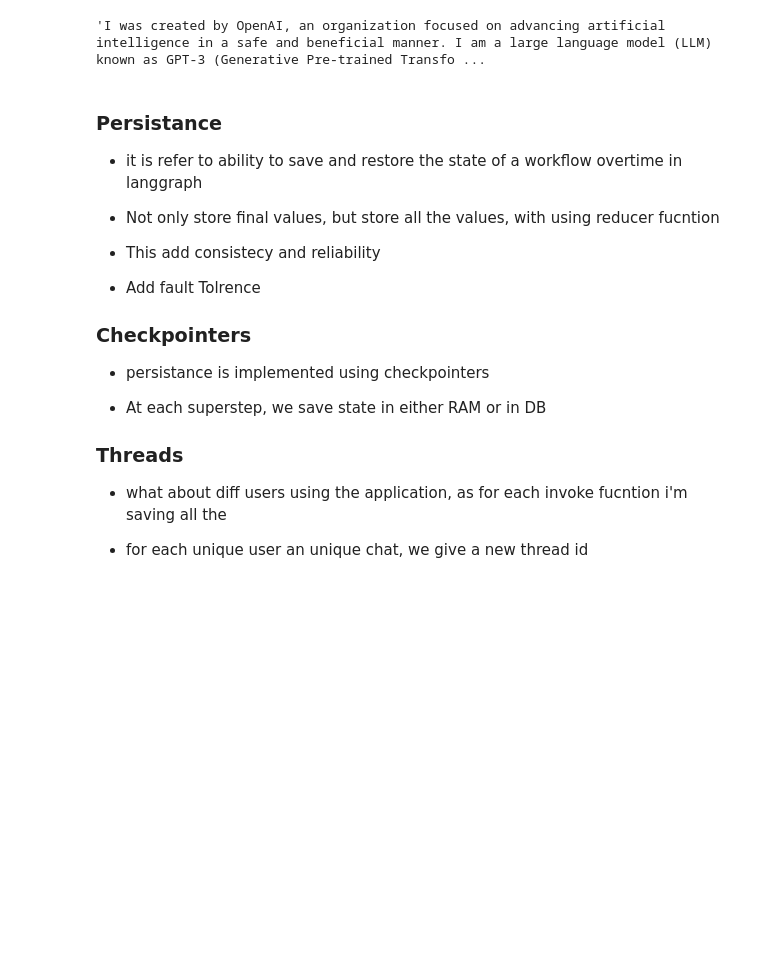
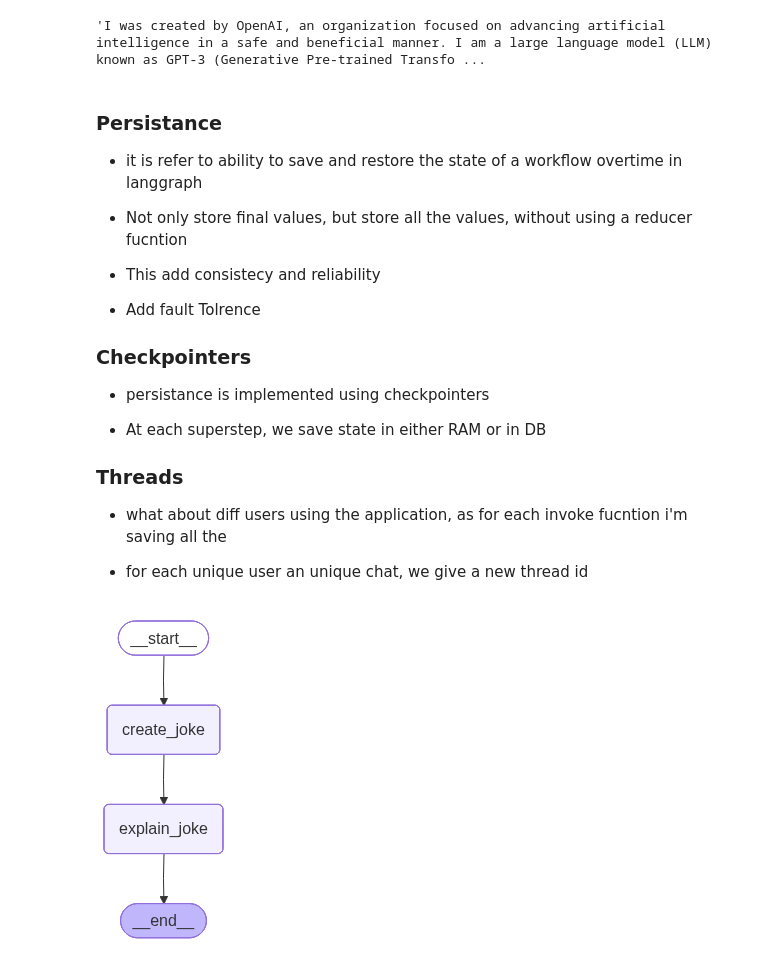
Before and after one commit to Shantnu-singh/LangGraph-Basic-to-Advance, a Jupyter notebook: L6.2_LangGraph_Persistance.ipynb, the cells around one changed output. Cells and saved outputs as stored; diff of their text form; code cells hidden in the pictures; blank space fills up the shorter version.

Commit message:
Added LangGraph Persistance

```diff
--- a/L6.2_LangGraph_Persistance.ipynb
+++ b/L6.2_LangGraph_Persistance.ipynb
@@ -37,7 +37,7 @@ None of PyTorch, TensorFlow >= 2.0, or Flax have been found. Models won't be ava
 ### Persistance
 - it is refer to ability to save and restore the state of a workflow overtime in langgraph
 
-- Not only store final values, but store all the values, with using reducer fucntion
+- Not only store final values, but store all the values, without using a reducer fucntion
 
 - This add consistecy and reliability
 
@@ -71,7 +71,7 @@ def get_joke(state:JokeState)->JokeState:
     )
 
     joke_create_chain = promt | llm_openai | parser
-    joke = joke_create_chain.invoke({"topic" : state['joke']})
+    joke = joke_create_chain.invoke({"topic" : state['topic']})
     state['joke'] = joke
     return state
 
@@ -101,3 +101,8 @@ graph.add_edge('explain_joke' , END)
 checkpinter = InMemorySaver()
 
 joke_workflow = graph.compile(checkpointer=checkpinter)
+# %%
+from IPython.display import Image
+Image(joke_workflow.get_graph().draw_mermaid_png())
+# %% [output]
+[figure, added]
```
Also changed, not shown: parts of 3 cells of this notebook.
